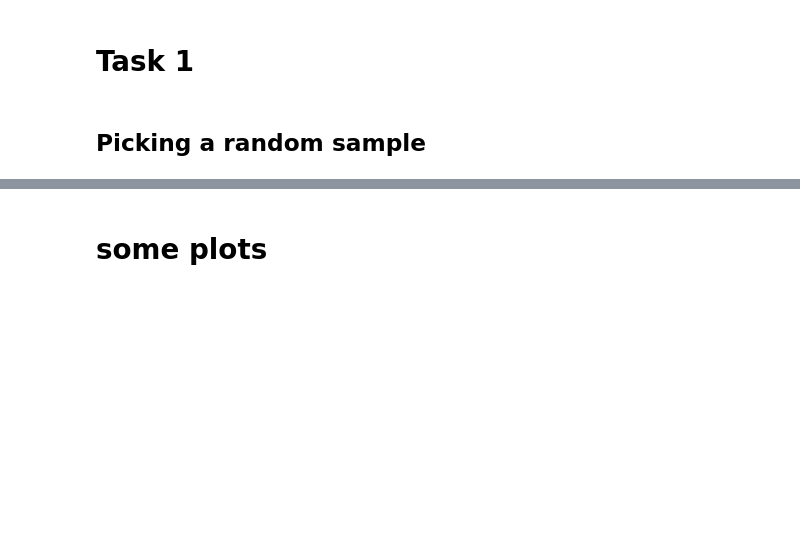
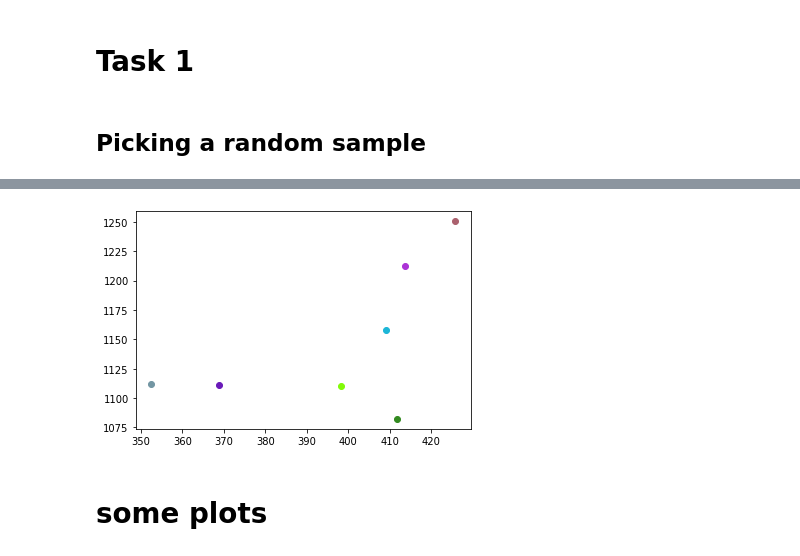
Before and after one commit to nilsbeyer/datafusion, a Jupyter notebook: week3.ipynb, the cells around one changed output, grey strips where cells are left out. Saved outputs shown, nothing was run; the diff lists cells and outputs as text; code cells hidden in the pictures; blank space fills up the shorter version.

Commit message:
kind of working multiple object tracking

```diff
--- a/week3.ipynb
+++ b/week3.ipynb
@@ -247,0 +241,3 @@ for i in range(len(row_ind)):
+# %%
+# select the mean-positions of dbscan over kmeans as it appears to be more reliable
+preprocessed_positions = mean_positions_whole_scene_dbscan
@@ -248,2 +289,75 @@ for i in range(len(row_ind)):
+# %%
+def run_filter_single_step(C,sigma_v,R, state_vector, measurement):
+    state_vector, C = measuring_step(state_vector, C, measurement, R)
+    state_vector, C = prediction_step(state_vector, C, sigma_v, t = 0.5)
+
+    #state_vector, C = measuring_step(state_vector, C, measurement[:2], R)
+    #state_vector, C = prediction_step(state_vector, C, sigma_v, t = measurement[2])
+    return state_vector, C
+# %%
+from random import randint
+colors = []
+
+for i in range(7):
+    colors.append('#%06X' % randint(0, 0xFFFFFF))
+# %%
+## initialize Covariance Matrix and state vector
+# needs preprocessed_positions which are centers of clusters
+max_velocity = 20 #m/s
+
+sigma_v= 0.01
+r = 1
+R = np.array(((r,0),(0,r)))
+
+estimated_states = []
+covariance_matrices = []
+for i in range(len(preprocessed_positions[0])):
+    initial_position = preprocessed_positions[0][i]#accepted_initial_positions[0]
+    initial_velocity = np.zeros(2)#accepted_initial_velocities[0]
+    state_vector = np.append(initial_position,initial_velocity)
+
+    C = 1*np.eye(4)
+    C[2,2] = 10
+    C[3,3] = 10
+
+    estimated_state, C = prediction_step(state_vector, C, sigma_v, t = 0.5)
+
+    estimated_states.append(estimated_state)
+    covariance_matrices.append(C)
+#iterate over all measurements
+ims = []
+fig = plt.figure()
+ax = fig.add_subplot(111)
+N = 38
+
+for n in range(N):#len(preprocessed_positions)-1
+    #match points
+    estimated_points = np.array(estimated_states)[:,:2]#preprocessed_positions[n]
+    measured_points = preprocessed_positions[n+1]
+
+    matched_positions = assignment(estimated_points, measured_points, max_velocity)
+    #kalman filter
+    for i in range(len(matched_positions)):
+        C = covariance_matrices[i]
+        measurement = matched_positions[i]
+        estimated_state = estimated_states[i]
+        if measurement[0] == 0:
+            estimated_state = np.array((0,0,0,0))
+            continue
+        state_vector, C = run_filter_single_step(C,sigma_v,R, estimated_state, measurement)
+
+        covariance_matrices[i] = C
+        estimated_states[i] = state_vector
+    plotlist = []
+    for i,point in enumerate(estimated_states):
+        #print(point[3])
+        if point[3] != 0:
+            plotlist.append(plt.scatter(point[0], point[1], c = colors[i]).findobj()[0])
+#ax[n].
+    ims.append(plotlist)
+ani = mpl.animation.ArtistAnimation(fig, ims, repeat=False)
+ani.save('mult_t_tracking.gif', writer='pillow')
+# %% [output]
+[figure, added]
 # %% [markdown]
 # some plots
```
Also changed, not shown: parts of 15 cells of this notebook.
